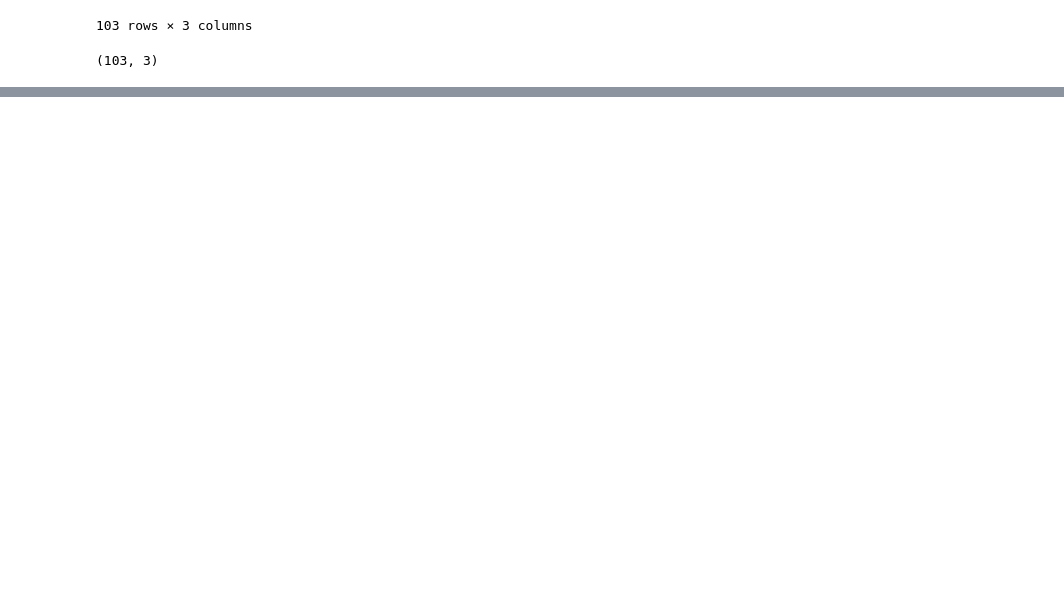
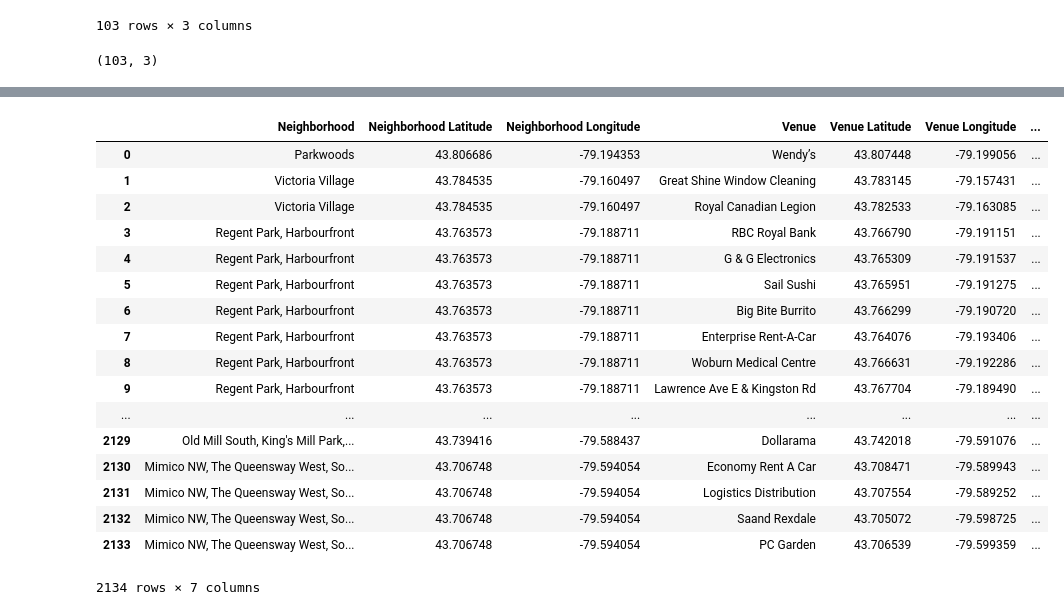
Before and after one commit to JulianStn/Coursera_Capstone, a Jupyter notebook: scripts/Toronto Neighborhoods.ipynb, the cells around one changed output, grey strips where cells are left out. Drawn from its saved outputs; the diff is of its cells as text; code cells hidden in the pictures; blank space fills up the shorter version.

```diff
--- a/scripts/Toronto Neighborhoods.ipynb
+++ b/scripts/Toronto Neighborhoods.ipynb
@@ -56,0 +57,6 @@ toronto_neighborhoods = df
+# %%
+geo_data=pd.read_csv("https://cocl.us/Geospatial_data")
+geo_data
+df['Latitude']=geo_data['Latitude'].values
+df['Longitude']=geo_data['Longitude'].values
+df
@@ -56,0 +84,22 @@ toronto_neighborhoods = df
+# %%
+center_lat=df.Latitude.mean()
+center_long=df.Longitude.mean()
+
+# create map of Toronto Ontario using latitude and longitude values
+map_to = folium.Map(location=[center_lat, center_long], zoom_start=10)
+
+# add markers to map
+for lat, lng, neighborhood in zip(df['Latitude'], df['Longitude'], df['Neighborhood']):
+    label = '{}'.format(neighborhood)
+    label = folium.Popup(label, parse_html=True)
+    folium.CircleMarker(
+        [lat, lng],
+        radius=5,
+        popup=label,
+        color='blue',
+        fill=True,
+        fill_color='#3186cc',
+        fill_opacity=0.7,
+        parse_html=False).add_to(map_to)
+
+map_to
@@ -56,0 +108,8 @@ toronto_neighborhoods = df
+# %%
+CLIENT_ID = 'FUZFUOSOAV35IPWPTAYMF2HV3EEX3IQKUQ1JPPA1ZHYL4GMN' # your Foursquare ID
+CLIENT_SECRET = 'Y2S3SBIZMUD3V2L4Z5EFKLH2EINWA2SOELDPTKVD0HRFM4O2' # your Foursquare Secret
+VERSION = '20180605' # Foursquare API version
+
+print('Your credentails:')
+print('CLIENT_ID: ' + CLIENT_ID)
+print('CLIENT_SECRET:' + CLIENT_SECRET)
@@ -56,0 +161,5 @@ toronto_neighborhoods = df
+# %%
+toronto_venues = getNearbyVenues(names=df['Neighborhood'],
+                                   latitudes=df['Latitude'],
+                                   longitudes=df['Longitude']
+                                  )
@@ -56,0 +210,21 @@ toronto_neighborhoods = df
+# %%
+toronto_venues
+# %% [output]
+|  | Neighborhood | Neighborhood Latitude | Neighborhood Longitude | Venue | Venue Latitude | Venue Longitude | ... |
+| 0 | Parkwoods | 43.806686 | -79.194353 | Wendy’s | 43.807448 | -79.199056 | ... |
+| 1 | Victoria Village | 43.784535 | -79.160497 | Great Shine Window Cleaning | 43.783145 | -79.157431 | ... |
+| 2 | Victoria Village | 43.784535 | -79.160497 | Royal Canadian Legion | 43.782533 | -79.163085 | ... |
+| 3 | Regent Park, Harbourfront | 43.763573 | -79.188711 | RBC Royal Bank | 43.766790 | -79.191151 | ... |
+| 4 | Regent Park, Harbourfront | 43.763573 | -79.188711 | G & G Electronics | 43.765309 | -79.191537 | ... |
+| 5 | Regent Park, Harbourfront | 43.763573 | -79.188711 | Sail Sushi | 43.765951 | -79.191275 | ... |
+| 6 | Regent Park, Harbourfront | 43.763573 | -79.188711 | Big Bite Burrito | 43.766299 | -79.190720 | ... |
+| 7 | Regent Park, Harbourfront | 43.763573 | -79.188711 | Enterprise Rent-A-Car | 43.764076 | -79.193406 | ... |
+| 8 | Regent Park, Harbourfront | 43.763573 | -79.188711 | Woburn Medical Centre | 43.766631 | -79.192286 | ... |
+| 9 | Regent Park, Harbourfront | 43.763573 | -79.188711 | Lawrence Ave E & Kingston Rd | 43.767704 | -79.189490 | ... |
+| ... | ... | ... | ... | ... | ... | ... | ... |
+| 2129 | Old Mill South, King's Mill Park,... | 43.739416 | -79.588437 | Dollarama | 43.742018 | -79.591076 | ... |
+| 2130 | Mimico NW, The Queensway West, So... | 43.706748 | -79.594054 | Economy Rent A Car | 43.708471 | -79.589943 | ... |
+| 2131 | Mimico NW, The Queensway West, So... | 43.706748 | -79.594054 | Logistics Distribution | 43.707554 | -79.589252 | ... |
+| 2132 | Mimico NW, The Queensway West, So... | 43.706748 | -79.594054 | Saand Rexdale | 43.705072 | -79.598725 | ... |
+| 2133 | Mimico NW, The Queensway West, So... | 43.706748 | -79.594054 | PC Garden | 43.706539 | -79.599359 | ... |
+2134 rows × 7 columns
```
Also changed, not shown: parts of 23 cells of this notebook, 1 other file.
